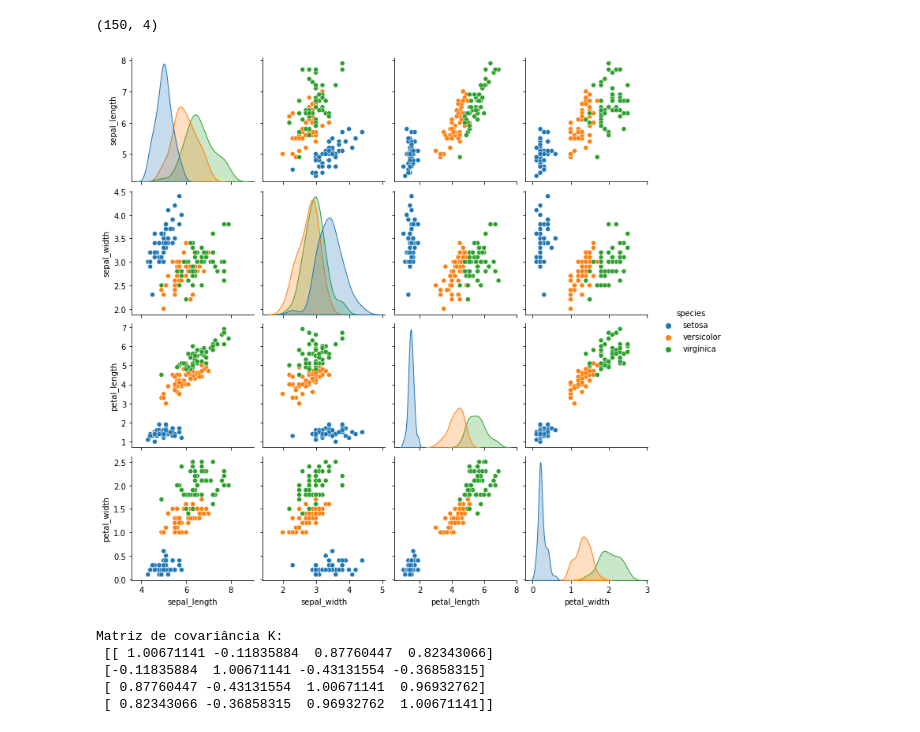
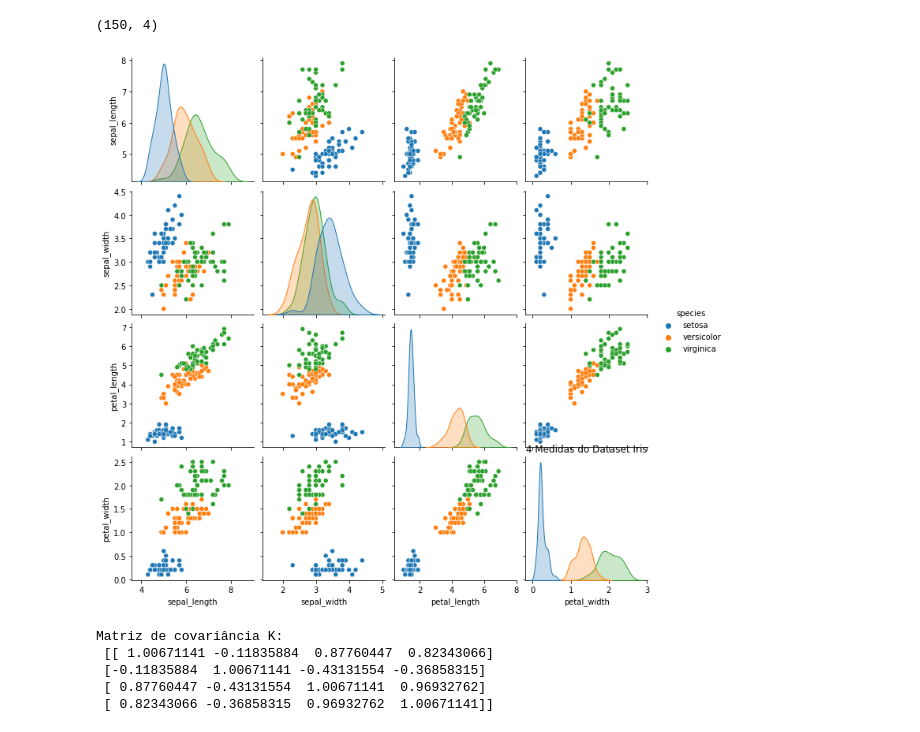
Before and after one commit to filipemarinho/pattern-recognition, a Jupyter notebook: P5/P5.ipynb, the cells around one changed output. Cells and saved outputs as stored; diff of their text form; code cells hidden in the pictures.

```diff
--- a/P5/P5.ipynb
+++ b/P5/P5.ipynb
@@ -1,27 +1,28 @@
 # %%
 import pandas as pd
 import numpy as np
 import seaborn as sb
 import matplotlib.pyplot as plt
 from sklearn.metrics import confusion_matrix
 from sklearn.preprocessing import StandardScaler
 from sklearn import datasets
 
 # iris= pd.read_csv('../iris.cvs')
 # iris = datasets.load_iris()
 iris = sb.load_dataset('iris')
 sb.pairplot(iris, hue = 'species')
+plt.title("4 Medidas do Dataset Iris")
 # print(iris_data)
 
 #copy data with no labels
 iris_data = iris.drop(['species'], axis=1, inplace = False)
 # print(iris_data)
 
 data = iris_data.values
 print(data.shape)
 # %% [output]
 (150, 4)
-[figure, old version]
+[figure, new version]
 # %%
 #Normalização dos dados
 x = StandardScaler().fit_transform(data)
```
Also changed, not shown: parts of 2 cells of this notebook, 5 other files.
